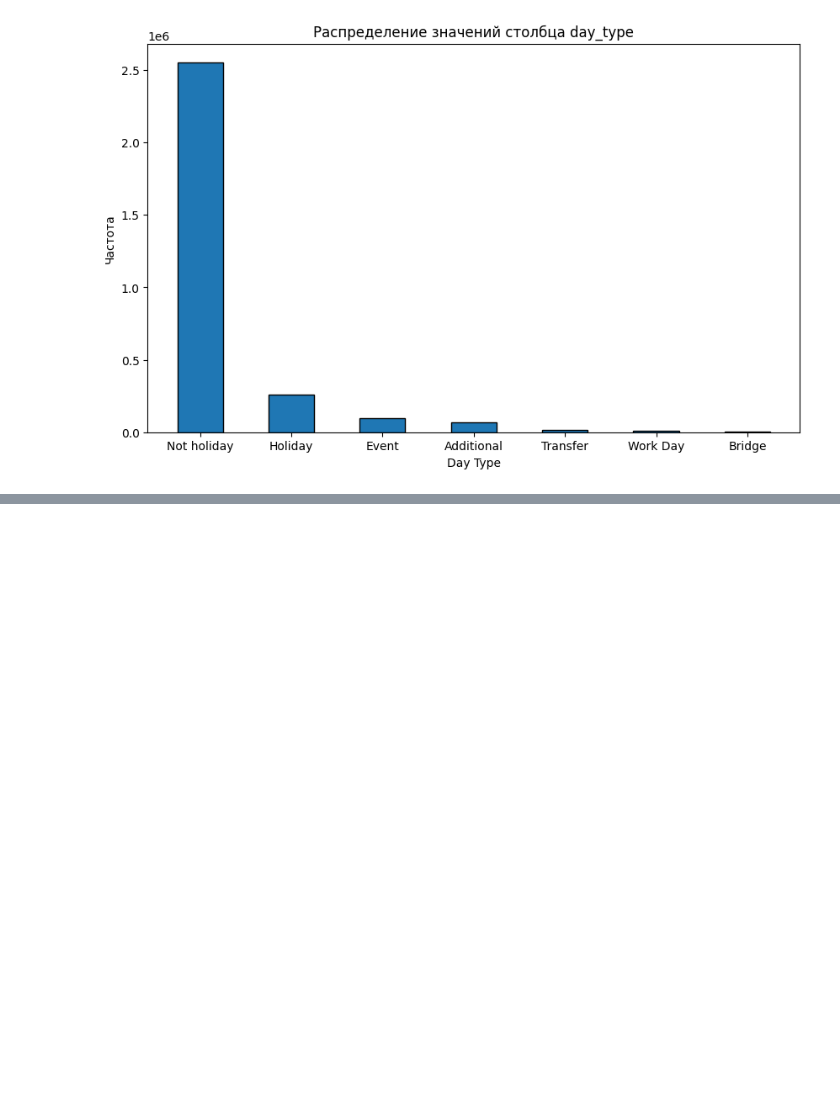
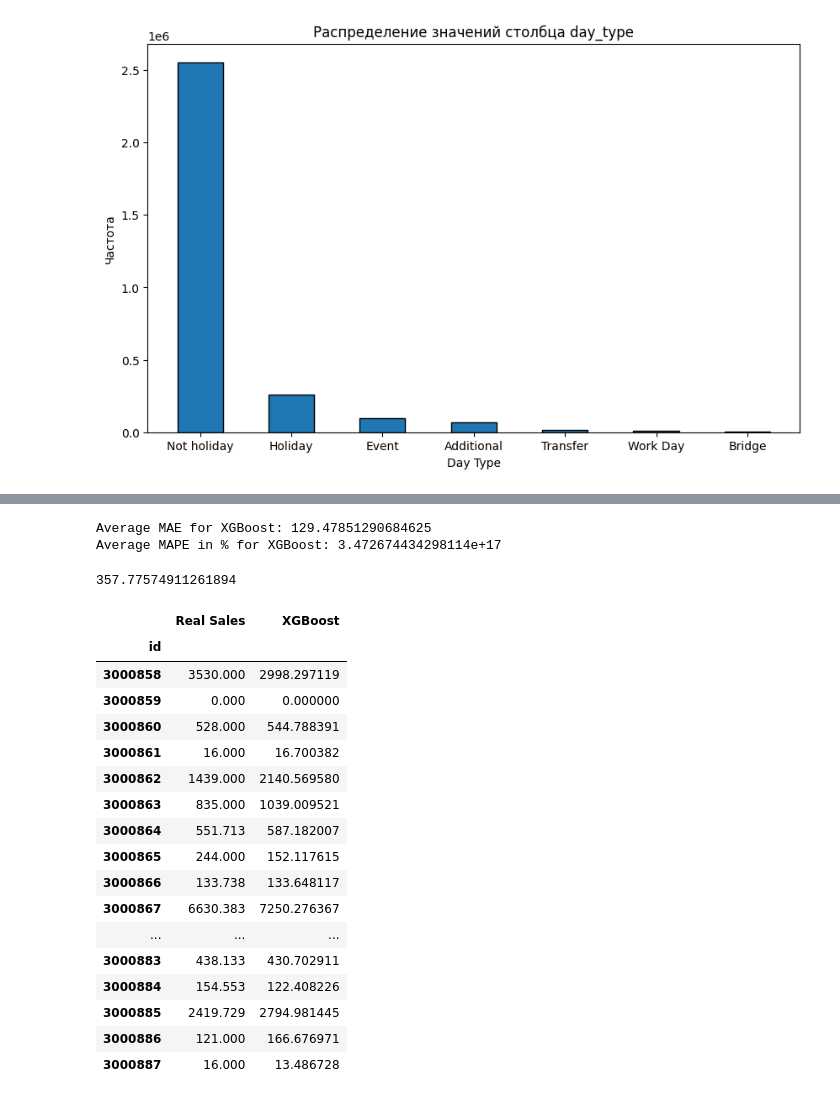
Before and after one commit to StanislavYatsevich/Store_Sales, a Jupyter notebook: Project.ipynb, the cells around one changed output, grey strips where cells are left out. Saved outputs shown, nothing was run; the diff lists cells and outputs as text; code cells hidden in the pictures; blank space fills up the shorter version.

```diff
--- a/Project.ipynb
+++ b/Project.ipynb
@@ -110,7 +113,7 @@ holidays_events_data[pd.to_datetime(holidays_events_data['date']) == pd.to_datet
 |  | date | type | locale | locale_name | description | transferred |
 | 58 | 2013-06-25 | Holiday | Regional | Imbabura | Provincializacion de Imbabura | False |
 # %%
-def merge_data(data):
+def prepare_data(data):
     #data = pd.merge(data, transactions_data, on=['date', 'store_nbr'], how='inner')  !Some questions about this dataset appeared
     data = pd.merge(data, stores_data, on=['store_nbr'], how='inner')
     data = pd.merge(data, oil_data, on=['date'], how='left')
@@ -125,13 +128,12 @@ def merge_data(data):
                         'family' : 'item_family', 'sales' : 'item_sales', 'onpromotion' : 'items_on_promotion'}, inplace=True)
     data['date'] = pd.to_datetime(data['date'])
     data.set_index('id', inplace=True)
-    #data.drop(['id'], axis=1, inplace=True)
     data['oil_price'].bfill(inplace=True)
-    #data = data.sort_index()
+    data['is_holiday_transferred'] = data['is_holiday_transferred'].map(lambda x: False if x == False or x == 'Not holiday' else True)
     return data
 # %%
-train_data = merge_data(train_data)
-test_data = merge_data(test_data)
+train_data = prepare_data(train_data)
+test_data = prepare_data(test_data)
 # %% [output]
 A value is trying to be set on a copy of a DataFrame or Series through chained assignment using an inplace method.
 The behavior will change in pandas 3.0. This inplace method will never work because the intermediate object on which we are setting values always behaves as a copy.
@@ -375,0 +494,57 @@ plt.show()
+# %%
+xgboost = xgb.XGBRegressor(max_depth=2, n_jobs=-1, random_state=42)
+models = [xgboost]
+models_names = ['XGBoost']
+
+all_sales = pd.DataFrame()
+mae_scores = []
+mape_scores = []
+
+for store_num in train_data['store_number'].unique():
+    for item_family in train_data['item_family'].unique():
+        data = train_data[(train_data['store_number'] == store_num) & (train_data['item_family'] == item_family)]
+
+        X = data.drop(['item_sales'], axis=1)
+        y = data['item_sales']
+        X_train, X_valid, y_train, y_valid = train_test_split(X, y, test_size=0.2, shuffle=False)
+        predicts = get_tree_based_predicts(X_train, X_valid, y_train, y_valid, models, models_names)
+
+        df = predicts[0]
+        mae = predicts[1][0]
+        mape = predicts[2][0]
+
+        all_sales = pd.concat([all_sales, df], axis=0)
+
+        mae_scores.append(mae)
+        mape_scores.append(mape)
+
+print('Average MAE for XGBoost:', np.array(mae_scores).mean())
+print('Average MAPE in % for XGBoost:', np.array(mape_scores).mean())
+# %% [output]
+Average MAE for XGBoost: 129.47851290684625
+Average MAPE in % for XGBoost: 3.472674434298114e+17
+# %%
+train_data['item_sales'].mean()
+# %% [output]
+357.77574911261894
+# %%
+all_sales.sort_index().tail(30)[['Real Sales', 'XGBoost']]
+# %% [output]
+|  | Real Sales | XGBoost |
+| id |  |  |
+| 3000858 | 3530.000 | 2998.297119 |
+| 3000859 | 0.000 | 0.000000 |
+| 3000860 | 528.000 | 544.788391 |
+| 3000861 | 16.000 | 16.700382 |
+| 3000862 | 1439.000 | 2140.569580 |
+| 3000863 | 835.000 | 1039.009521 |
+| 3000864 | 551.713 | 587.182007 |
+| 3000865 | 244.000 | 152.117615 |
+| 3000866 | 133.738 | 133.648117 |
+| 3000867 | 6630.383 | 7250.276367 |
+| ... | ... | ... |
+| 3000883 | 438.133 | 430.702911 |
+| 3000884 | 154.553 | 122.408226 |
+| 3000885 | 2419.729 | 2794.981445 |
+| 3000886 | 121.000 | 166.676971 |
+| 3000887 | 16.000 | 13.486728 |
```
Also changed, not shown: parts of 12 cells of this notebook.
